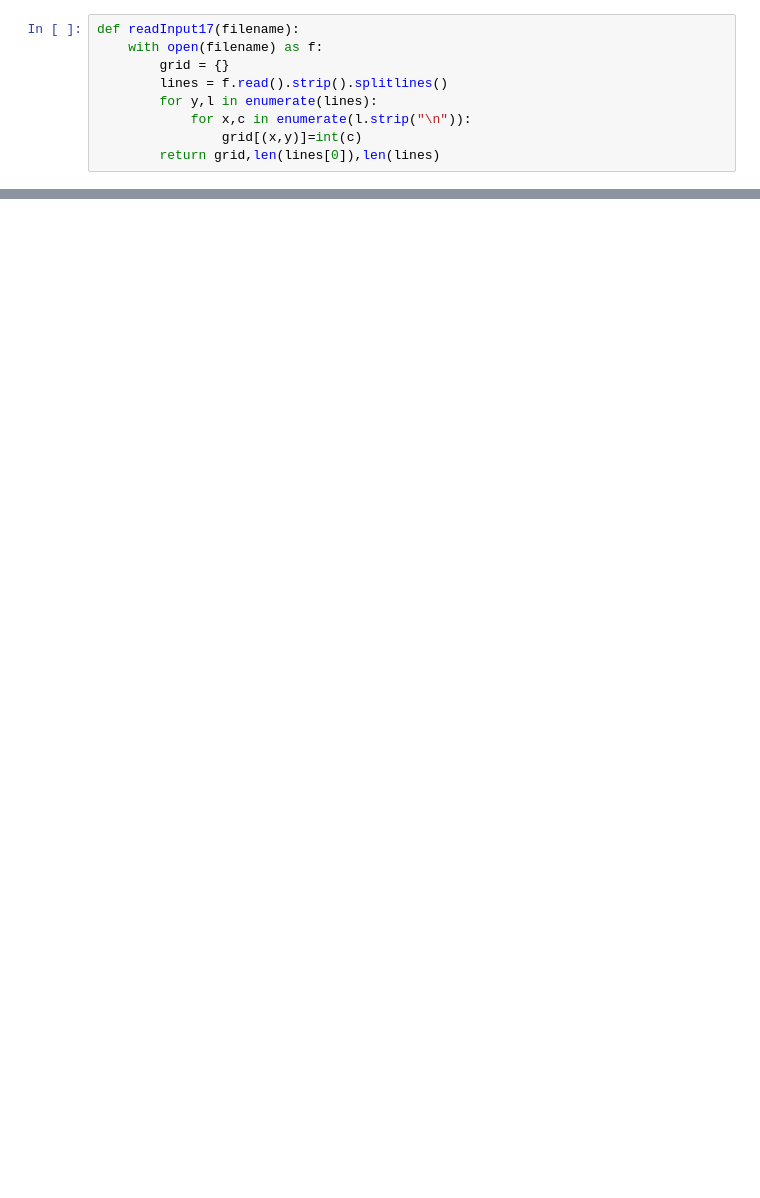
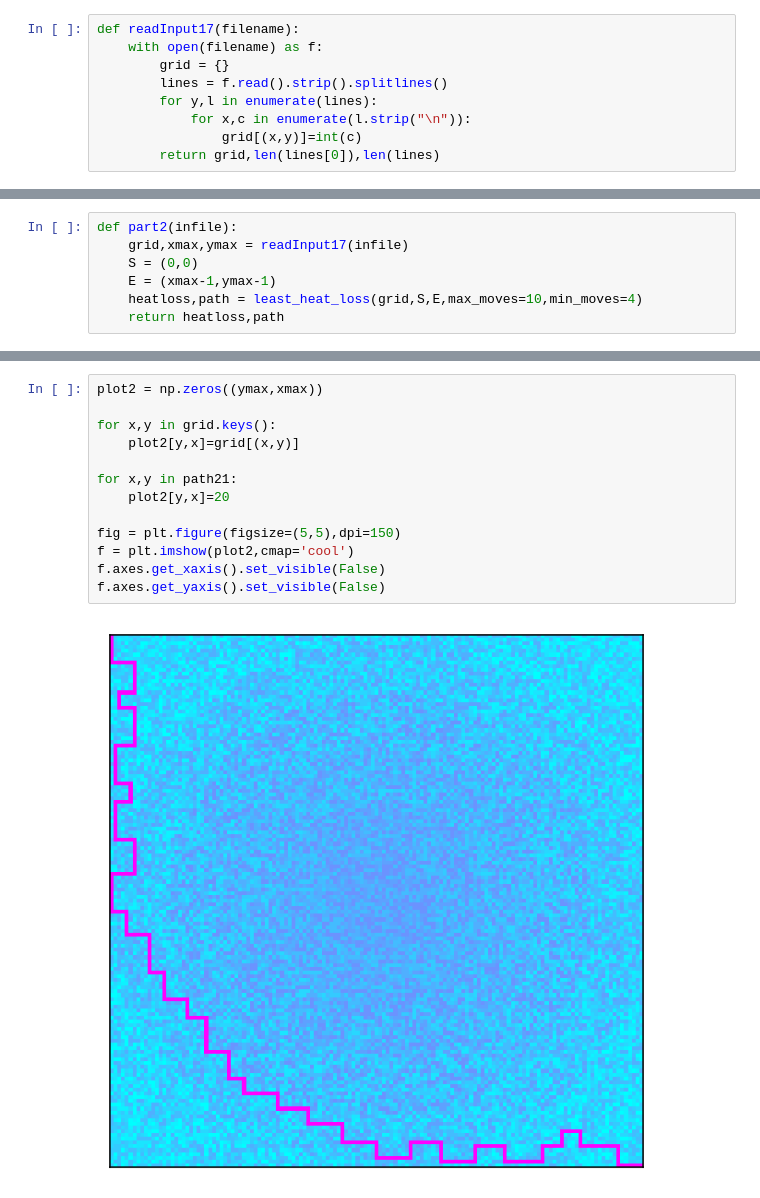
Before and after one commit to marcodelmastro/AdventOfCode2023, a Jupyter notebook: Day17.ipynb, the cells around one changed output, grey strips where cells are left out. Saved outputs shown, nothing was run; the diff lists cells and outputs as text; blank space fills up the shorter version.

```diff
--- a/Day17.ipynb
+++ b/Day17.ipynb
@@ -75,0 +96,7 @@ plt.imshow(road)
+# %%
+def part2(infile):
+    grid,xmax,ymax = readInput17(infile)
+    S = (0,0)
+    E = (xmax-1,ymax-1)
+    heatloss,path = least_heat_loss(grid,S,E,max_moves=10,min_moves=4)
+    return heatloss,path
@@ -75,0 +112,15 @@ plt.imshow(road)
+# %%
+plot2 = np.zeros((ymax,xmax))
+
+for x,y in grid.keys():
+    plot2[y,x]=grid[(x,y)]
+
+for x,y in path21:
+    plot2[y,x]=20
+
+fig = plt.figure(figsize=(5,5),dpi=150)
+f = plt.imshow(plot2,cmap='cool')
+f.axes.get_xaxis().set_visible(False)
+f.axes.get_yaxis().set_visible(False)
+# %% [output]
+[figure, added]
```
Also changed, not shown: parts of 5 cells of this notebook, 2 other files.
